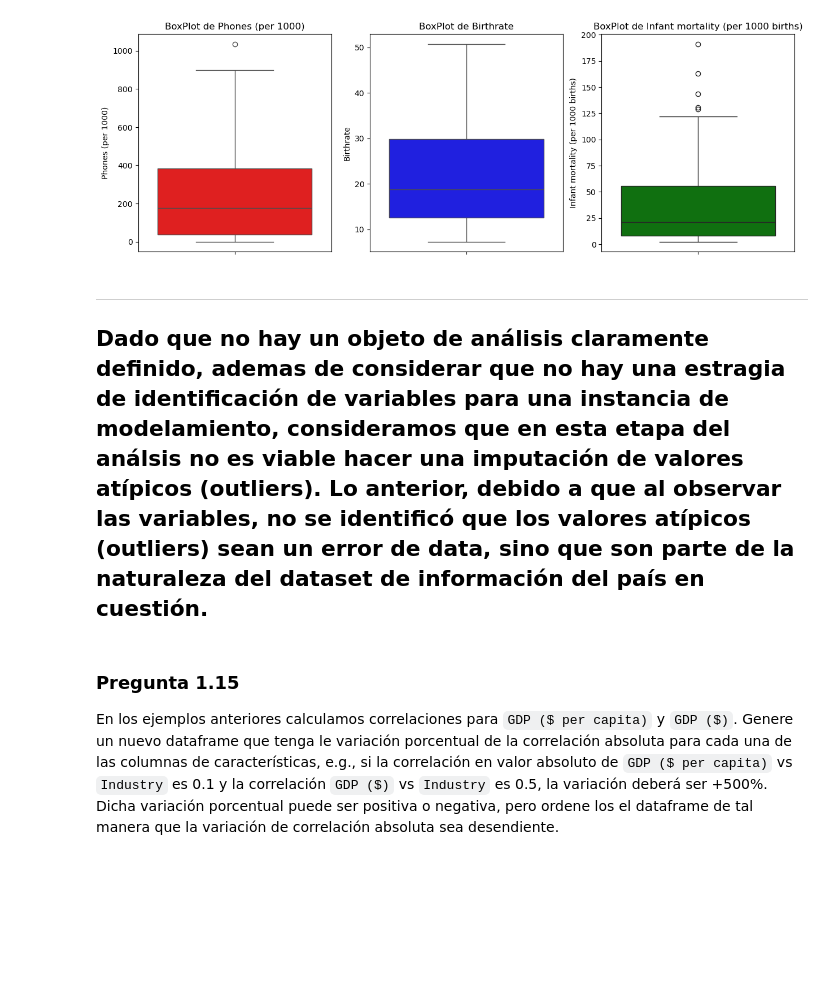
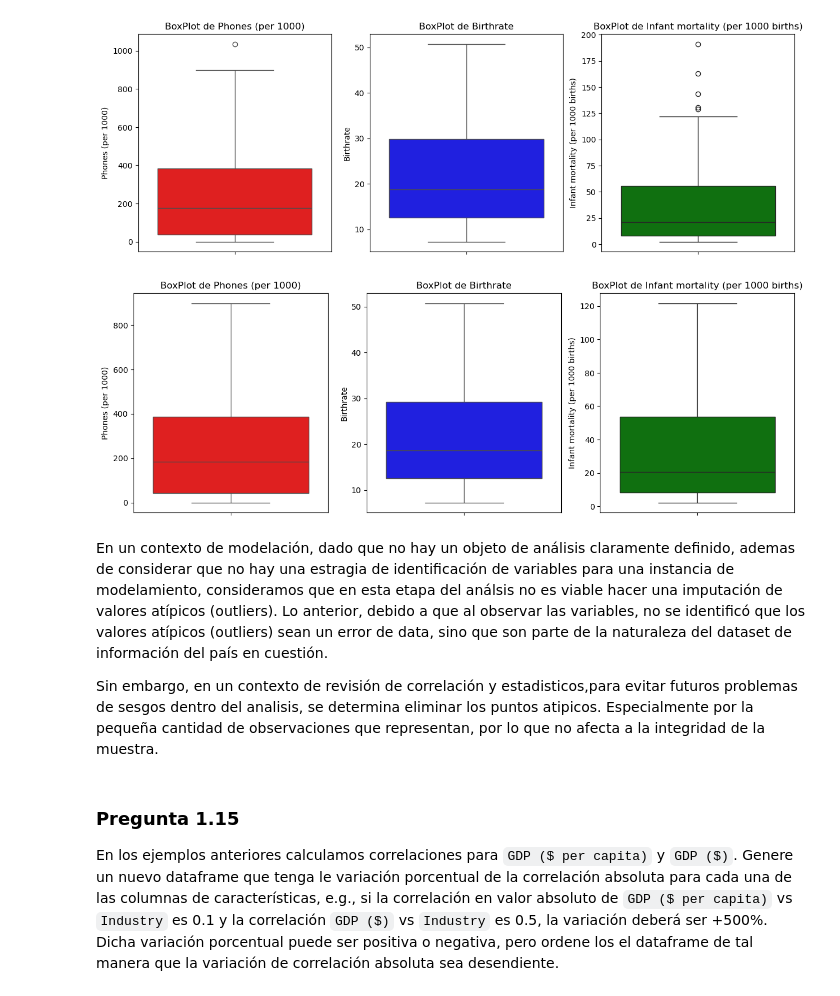
Before and after one commit to fabelo4/AMLE-2025, a Jupyter notebook: Tarea 1.ipynb, the cells around one changed output. Saved outputs shown, nothing was run; the diff lists cells and outputs as text; code cells hidden in the pictures; blank space fills up the shorter version.

```diff
--- a/Tarea 1.ipynb
+++ b/Tarea 1.ipynb
@@ -586,13 +579,30 @@ for i, var in enumerate(var_a_analizar):
     axes[i].set_ylabel(var)
 # %% [output]
 [figure]
+# %%
+df = df.drop(df[df["Infant mortality (per 1000 births)"] > 125].index, axis=0)
+df = df.drop(df[df["Phones (per 1000)"] > 1000].index, axis=0)
+
+# Seleccionamos 3 variables de df para los graficos
+var_a_analizar = ['Phones (per 1000)', 'Birthrate', 'Infant mortality (per 1000 births)']
+colores = ['red', 'blue', 'green']
+# Creamos subplots, para comninar varios graficos en una sola imagen
+fig, axes = plt.subplots(1, len(var_a_analizar), figsize=(15, 5))
+# Creamos loop que genere BoxPlots para cada variable
+for i, var in enumerate(var_a_analizar):
+    sns.boxplot(df[var], color=colores[i], ax=axes[i])
+    axes[i].set_title(f'BoxPlot de {var}')
+    axes[i].set_ylabel(var)
+# %% [output]
+[figure, added]
 # %% [markdown]
 
 
 
----
-Dado que no hay un objeto de análisis claramente definido, ademas de considerar que no hay una estragia de identificación de variables para una instancia de modelamiento, consideramos que en esta etapa del análsis no es viable hacer una imputación de valores atípicos (outliers). Lo anterior, debido a que al observar las variables, no se identificó que los valores atípicos (outliers) sean un error de data, sino que son parte de la naturaleza del dataset de información del país en cuestión.
----
+
+En un contexto de modelación, dado que no hay un objeto de análisis claramente definido, ademas de considerar que no hay una estragia de identificación de variables para una instancia de modelamiento, consideramos que en esta etapa del análsis no es viable hacer una imputación de valores atípicos (outliers). Lo anterior, debido a que al observar las variables, no se identificó que los valores atípicos (outliers) sean un error de data, sino que son parte de la naturaleza del dataset de información del país en cuestión.
+
+Sin embargo, en un contexto de revisión de correlación y estadisticos,para evitar futuros problemas de sesgos dentro del analisis, se determina eliminar los puntos atipicos. Especialmente por la pequeña cantidad de observaciones que representan, por lo que no afecta a la integridad de la muestra.
 # %% [markdown]
 ### Pregunta 1.15
 
```
Also changed, not shown: parts of 27 cells of this notebook, 1 other file.
